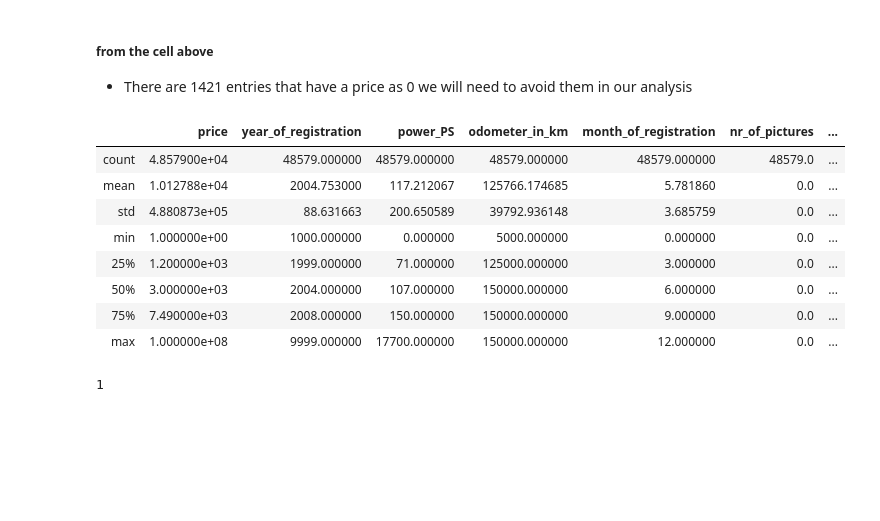
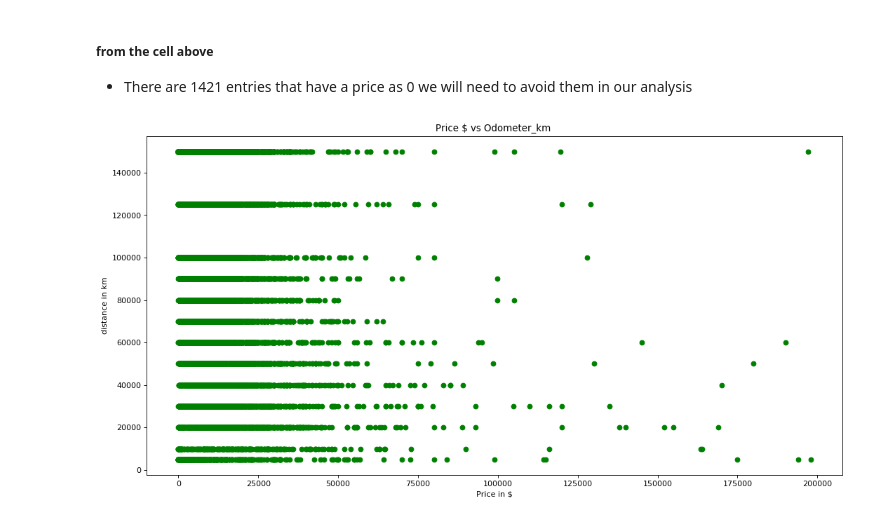
Before and after one commit to ndangalasinh/dataquest_exploring_ebay_car_sales, a Jupyter notebook: dataquest_exploring_ebay_car_sales.ipynb, the cells around one changed output. Saved outputs shown, nothing was run; the diff lists cells and outputs as text; code cells hidden in the pictures; blank space fills up the shorter version.

```diff
--- a/dataquest_exploring_ebay_car_sales.ipynb
+++ b/dataquest_exploring_ebay_car_sales.ipynb
@@ -219,29 +219,15 @@ len(sales_auto[sales_auto['price'] == 0])
 # %% [markdown]
 ##### from the cell above
    - There are 1421 entries that have a price as 0 we will need to avoid them in our analysis
-# %%
-price_distance_auto = sales_auto[sales_auto['price'] != 0]
-
-
-
-price_distance_auto.describe()
-# %% [output]
-|  | price | year_of_registration | power_PS | odometer_in_km | month_of_registration | nr_of_pictures | ... |
-| count | 4.857900e+04 | 48579.000000 | 48579.000000 | 48579.000000 | 48579.000000 | 48579.0 | ... |
-| mean | 1.012788e+04 | 2004.753000 | 117.212067 | 125766.174685 | 5.781860 | 0.0 | ... |
-| std | 4.880873e+05 | 88.631663 | 200.650589 | 39792.936148 | 3.685759 | 0.0 | ... |
-| min | 1.000000e+00 | 1000.000000 | 0.000000 | 5000.000000 | 0.000000 | 0.0 | ... |
-| 25% | 1.200000e+03 | 1999.000000 | 71.000000 | 125000.000000 | 3.000000 | 0.0 | ... |
-| 50% | 3.000000e+03 | 2004.000000 | 107.000000 | 150000.000000 | 6.000000 | 0.0 | ... |
-| 75% | 7.490000e+03 | 2008.000000 | 150.000000 | 150000.000000 | 9.000000 | 0.0 | ... |
-| max | 1.000000e+08 | 9999.000000 | 17700.000000 | 150000.000000 | 12.000000 | 0.0 | ... |
+# %%
+#we are going to include only small values for the price as there some lots of outliers that will skew the data
+price_distance_auto = price_distance_auto[price_distance_auto['price'] < 200000]
 # %%
-plt.scatter(price_distance_auto['price'],h, marker = 'o', color = 'g')
-plt.title('Posts ')
-plt.xlabel('Time in seconds')
-plt.ylabel('Number of comments')
-plt.axvline(x=53000)
-plt.axhline(y=200)
+plt.figure(figsize=(16, 8), dpi=80)
+plt.scatter(price_distance_auto['price'],price_distance_auto['odometer_in_km'], marker = 'o', color = 'g')
+plt.title('Price $ vs Odometer_km ')
+plt.xlabel('Price in $')
+plt.ylabel('distance in km')
 plt.show()
 # %% [output]
-1
+[figure, added]
```
Also changed, not shown: parts of 12 cells of this notebook.
